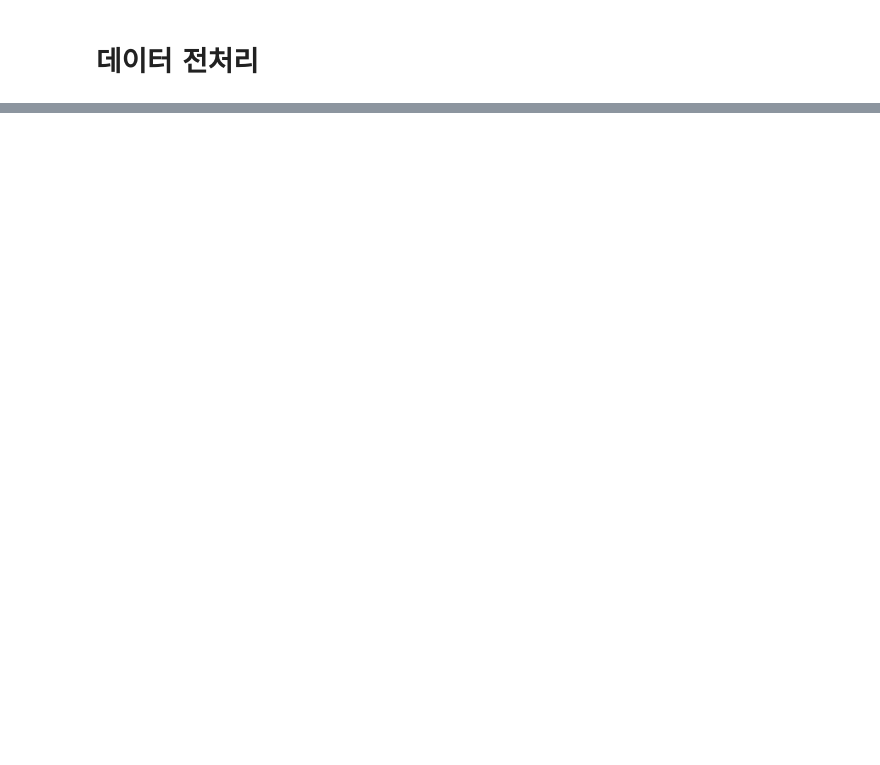
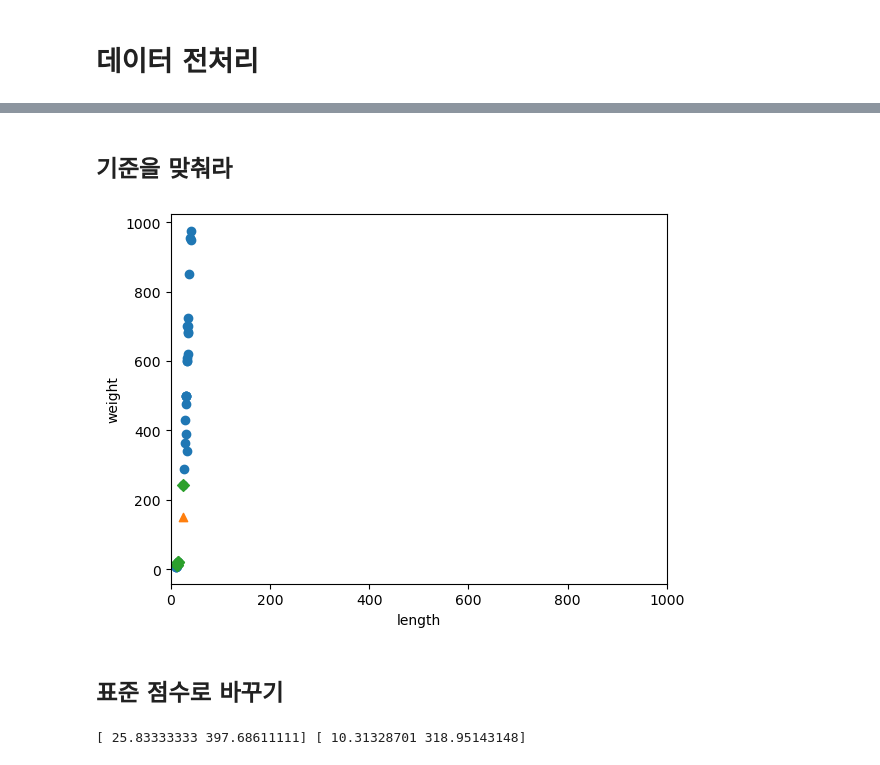
Before and after one commit to kimhyun09/hongongmachine, a Jupyter notebook: 2-2 데이터 전처리.ipynb, the cells around one changed output, grey strips where cells are left out. Cells and saved outputs as stored; diff of their text form; code cells hidden in the pictures; blank space fills up the shorter version.

```diff
--- a/2-2 데이터 전처리.ipynb
+++ b/2-2 데이터 전처리.ipynb
@@ -20,0 +55,22 @@ fish_target = np.concatenate((np.ones(35), np.zeros(14)))  # 가로로 길게
+# %% [markdown]
+## 기준을 맞춰라
+# %%
+# x축과 y축의 길이가 다름
+
+plt.scatter(train_input[:,0], train_input[:,1])
+plt.scatter(25, 150, marker='^')
+plt.scatter(train_input[indices,0], train_input[indices,1], marker='D')  #가장 가까운 이웃의 판단
+plt.xlabel('length')
+plt.ylabel('weight')
+plt.xlim(0,1000)
+plt.show()
+# %% [output]
+[figure, added]
+# %% [markdown]
+## 표준 점수로 바꾸기
+# %%
+mean = np.mean(train_input, axis=0)
+std = np.std(train_input, axis=0)
+print(mean, std)
+# %% [output]
+[ 25.83333333 397.68611111] [ 10.31328701 318.95143148]
```
Also changed, not shown: parts of 17 cells of this notebook.
